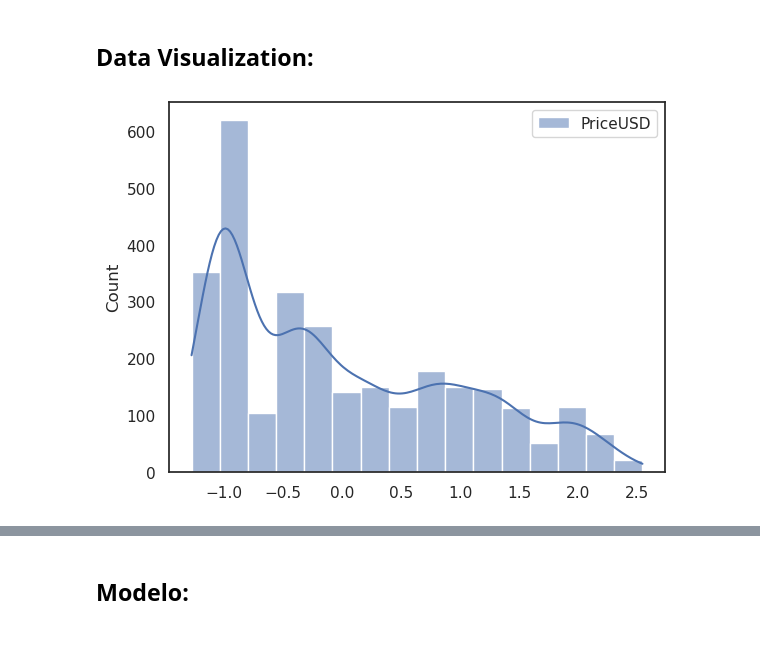
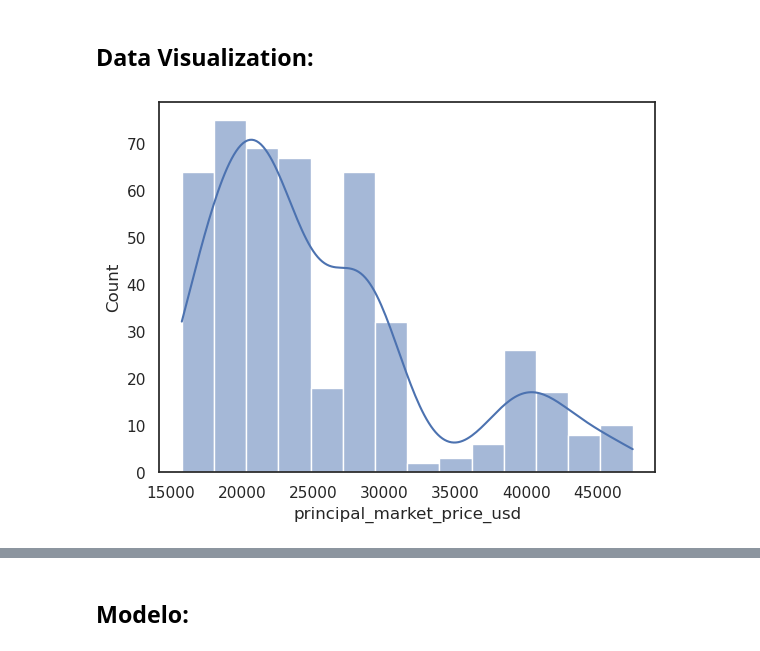
Before and after one commit to SamuelBarbosaDev/Bitcoin_Price_Prediction, a Jupyter notebook: core/core/main.ipynb, the cells around one changed output, grey strips where cells are left out. Cells and saved outputs as stored; diff of their text form; code cells hidden in the pictures.

```diff
--- a/core/core/main.ipynb
+++ b/core/core/main.ipynb
@@ -191,0 +170,6 @@ dataset = df[['time', 'PriceUSD', 'CapAct1yrUSD', 'CapMrktCurUSD', 'CapMrktEstUS
+# %%
+dataset = df[['time', 'PriceUSD', 'principal_market_price_usd', 'CapAct1yrUSD', 'AdrActCnt', 'AdrBal1in100MCnt', 'AdrBal1in10BCnt', 'AdrBal1in1BCnt', 'AdrBalCnt', 'AdrBalNtv0.001Cnt', 'AdrBalNtv0.01Cnt', 'AdrBalNtv0.1Cnt', 'AdrBalUSD100Cnt', 'AdrBalUSD100KCnt', 'AdrBalUSD10Cnt', 'AdrBalUSD10KCnt', 'AdrBalUSD10MCnt', 'AdrBalUSD1Cnt', 'AdrBalUSD1KCnt', 'AdrBalUSD1MCnt', 'DiffLast', 'DiffMean']]
+dataset['time'] = pd.to_datetime(
+    arg=dataset['time'],
+    format='%Y-%m-%d'
+)
@@ -290,11 +274,9 @@ colunas = ['PriceUSD', 'CapAct1yrUSD', 'CapMrktCurUSD', 'CapMrktEstUSD', 'CapMrk
-# %%
-dataset[colunas] = bitcoin.normalizando_os_dados(dataframe=dataset[colunas])
 # %% [markdown]
 ## Data Visualization:
 # %%
-bitcoin.gráfico_de_distribuição(dataframe=dataset, coluna='PriceUSD')
+bitcoin.gráfico_de_distribuição(dataframe=dataset, coluna='principal_market_price_usd')
 # %% [output]
-[figure, old version]
+[figure, new version]
 # %%
 bitcoin.gráfico_de_correlação_heatmap(dataframe=dataset)
 # %% [output]
```
Also changed, not shown: parts of 24 cells of this notebook.
